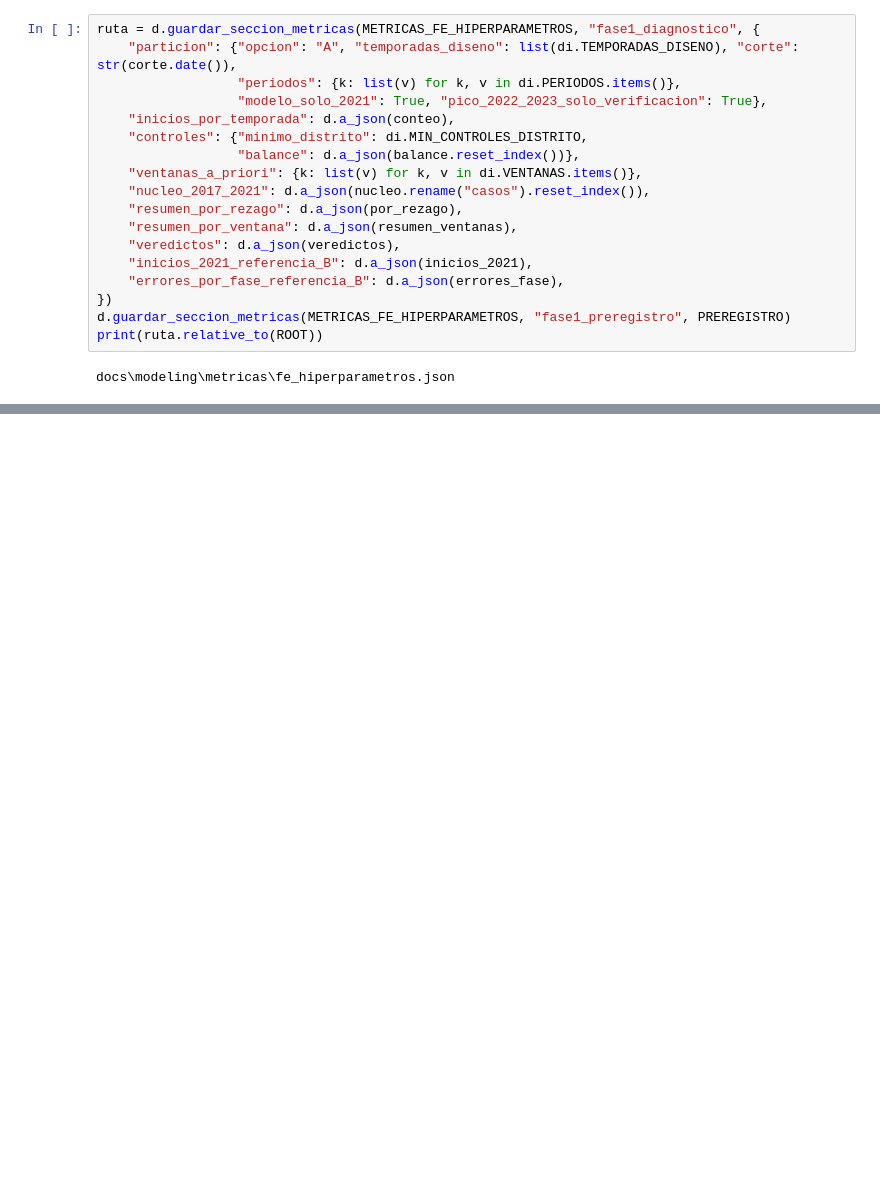
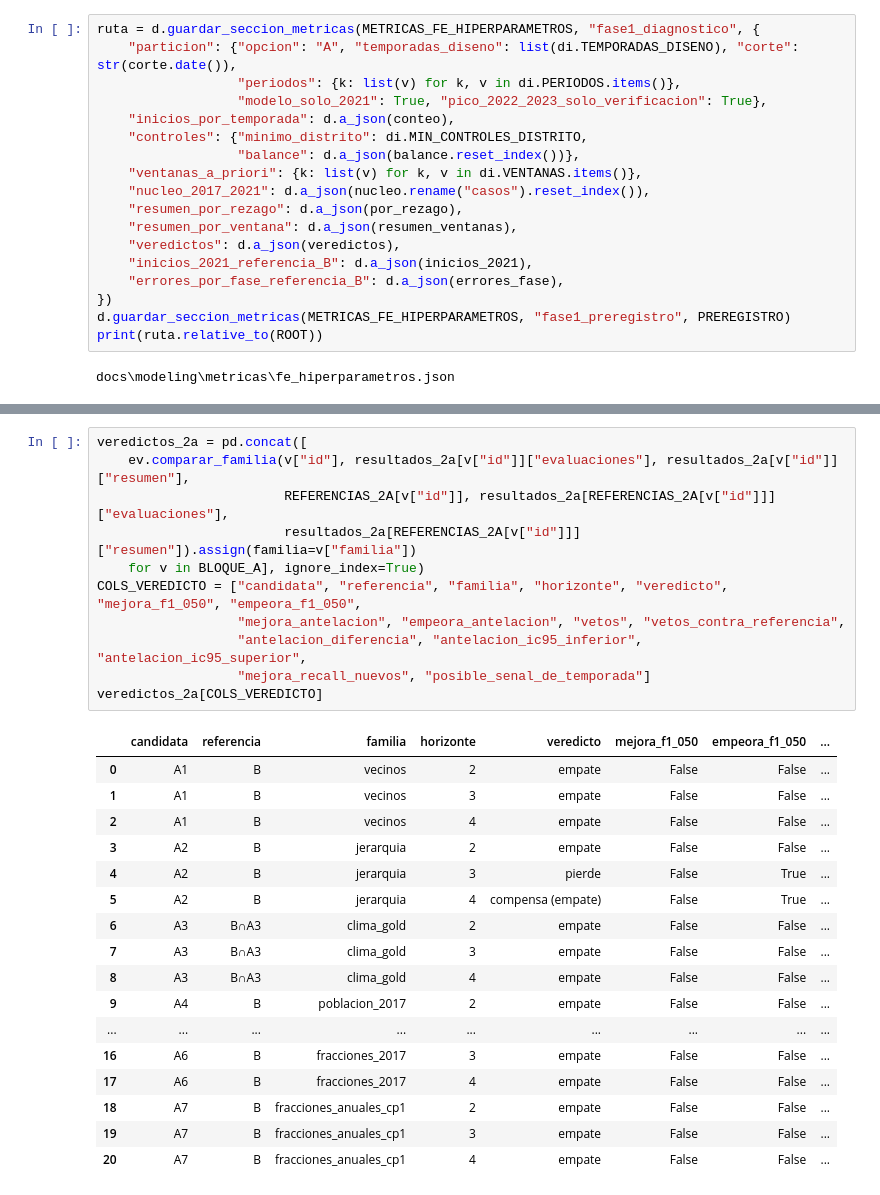
Before and after one commit to panconlocro/Denguekay, a Jupyter notebook: notebooks/32_modelado_fe_inicios.ipynb, the cells around one changed output, grey strips where cells are left out. Drawn from its saved outputs; the diff is of its cells as text; blank space fills up the shorter version.

```diff
--- a/notebooks/32_modelado_fe_inicios.ipynb
+++ b/notebooks/32_modelado_fe_inicios.ipynb
@@ -616,0 +690,29 @@ docs\modeling\metricas\fe_hiperparametros.json
+# %%
+veredictos_2a = pd.concat([
+    ev.comparar_familia(v["id"], resultados_2a[v["id"]]["evaluaciones"], resultados_2a[v["id"]]["resumen"],
+                        REFERENCIAS_2A[v["id"]], resultados_2a[REFERENCIAS_2A[v["id"]]]["evaluaciones"],
+                        resultados_2a[REFERENCIAS_2A[v["id"]]]["resumen"]).assign(familia=v["familia"])
+    for v in BLOQUE_A], ignore_index=True)
+COLS_VEREDICTO = ["candidata", "referencia", "familia", "horizonte", "veredicto", "mejora_f1_050", "empeora_f1_050",
+                  "mejora_antelacion", "empeora_antelacion", "vetos", "vetos_contra_referencia",
+                  "antelacion_diferencia", "antelacion_ic95_inferior", "antelacion_ic95_superior",
+                  "mejora_recall_nuevos", "posible_senal_de_temporada"]
+veredictos_2a[COLS_VEREDICTO]
+# %% [output]
+|  | candidata | referencia | familia | horizonte | veredicto | mejora_f1_050 | empeora_f1_050 | ... |
+| 0 | A1 | B | vecinos | 2 | empate | False | False | ... |
+| 1 | A1 | B | vecinos | 3 | empate | False | False | ... |
+| 2 | A1 | B | vecinos | 4 | empate | False | False | ... |
+| 3 | A2 | B | jerarquia | 2 | empate | False | False | ... |
+| 4 | A2 | B | jerarquia | 3 | pierde | False | True | ... |
+| 5 | A2 | B | jerarquia | 4 | compensa (empate) | False | True | ... |
+| 6 | A3 | B∩A3 | clima_gold | 2 | empate | False | False | ... |
+| 7 | A3 | B∩A3 | clima_gold | 3 | empate | False | False | ... |
+| 8 | A3 | B∩A3 | clima_gold | 4 | empate | False | False | ... |
+| 9 | A4 | B | poblacion_2017 | 2 | empate | False | False | ... |
+| ... | ... | ... | ... | ... | ... | ... | ... | ... |
+| 16 | A6 | B | fracciones_2017 | 3 | empate | False | False | ... |
+| 17 | A6 | B | fracciones_2017 | 4 | empate | False | False | ... |
+| 18 | A7 | B | fracciones_anuales_cp1 | 2 | empate | False | False | ... |
+| 19 | A7 | B | fracciones_anuales_cp1 | 3 | empate | False | False | ... |
+| 20 | A7 | B | fracciones_anuales_cp1 | 4 | empate | False | False | ... |
```
Also changed, not shown: parts of 23 cells of this notebook, 9 other files.
